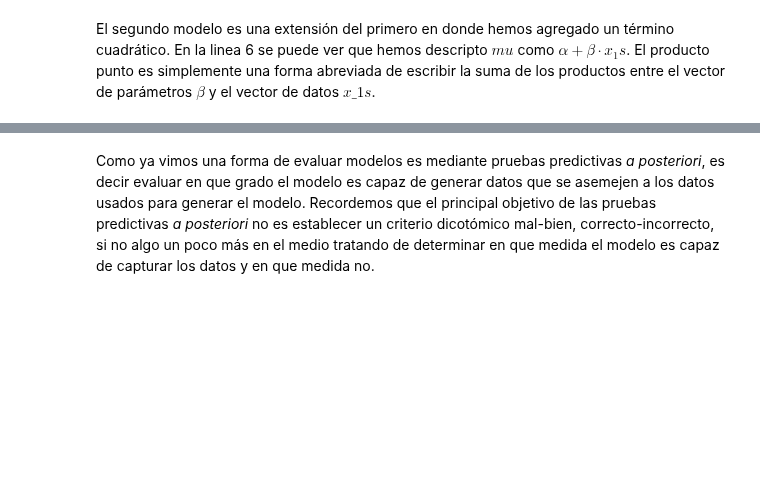
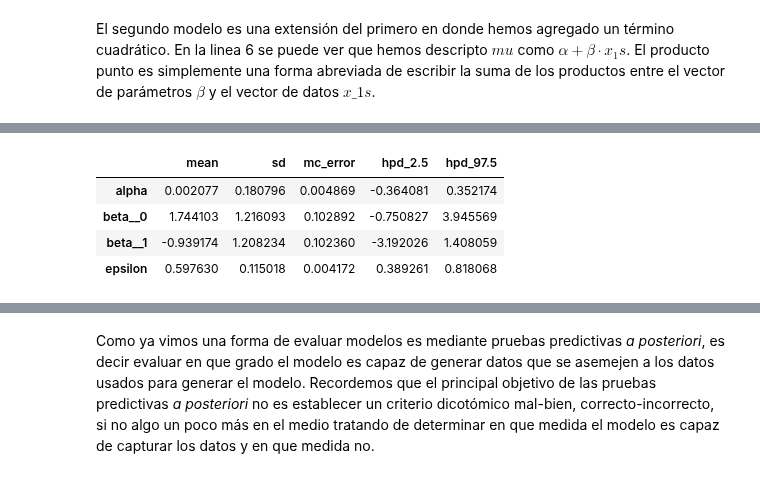
Before and after one commit to jmloyola/EBAD, a Jupyter notebook: 09_Comparación_de_modelos.ipynb, the cells around one changed output, grey strips where cells are left out. Drawn from its saved outputs; the diff is of its cells as text; code cells hidden in the pictures; blank space fills up the shorter version.

```diff
--- a/09_Comparación_de_modelos.ipynb
+++ b/09_Comparación_de_modelos.ipynb
@@ -96,4 +101,10 @@ pm.traceplot(cadena_p, vars=['alpha', 'beta', 'epsilon']);
 # %%
-#pm.df_summary(cadena_p)
+pm.df_summary(cadena_p, varnames)
+# %% [output]
+|  | mean | sd | mc_error | hpd_2.5 | hpd_97.5 |
+| alpha | 0.002077 | 0.180796 | 0.004869 | -0.364081 | 0.352174 |
+| beta__0 | 1.744103 | 1.216093 | 0.102892 | -0.750827 | 3.945569 |
+| beta__1 | -0.939174 | 1.208234 | 0.102360 | -3.192026 | 1.408059 |
+| epsilon | 0.597630 | 0.115018 | 0.004172 | 0.389261 | 0.818068 |
 # %%
 #pm.autocorrplot(cadena_p);
```
Also changed, not shown: parts of 35 cells of this notebook, 1 other file.
